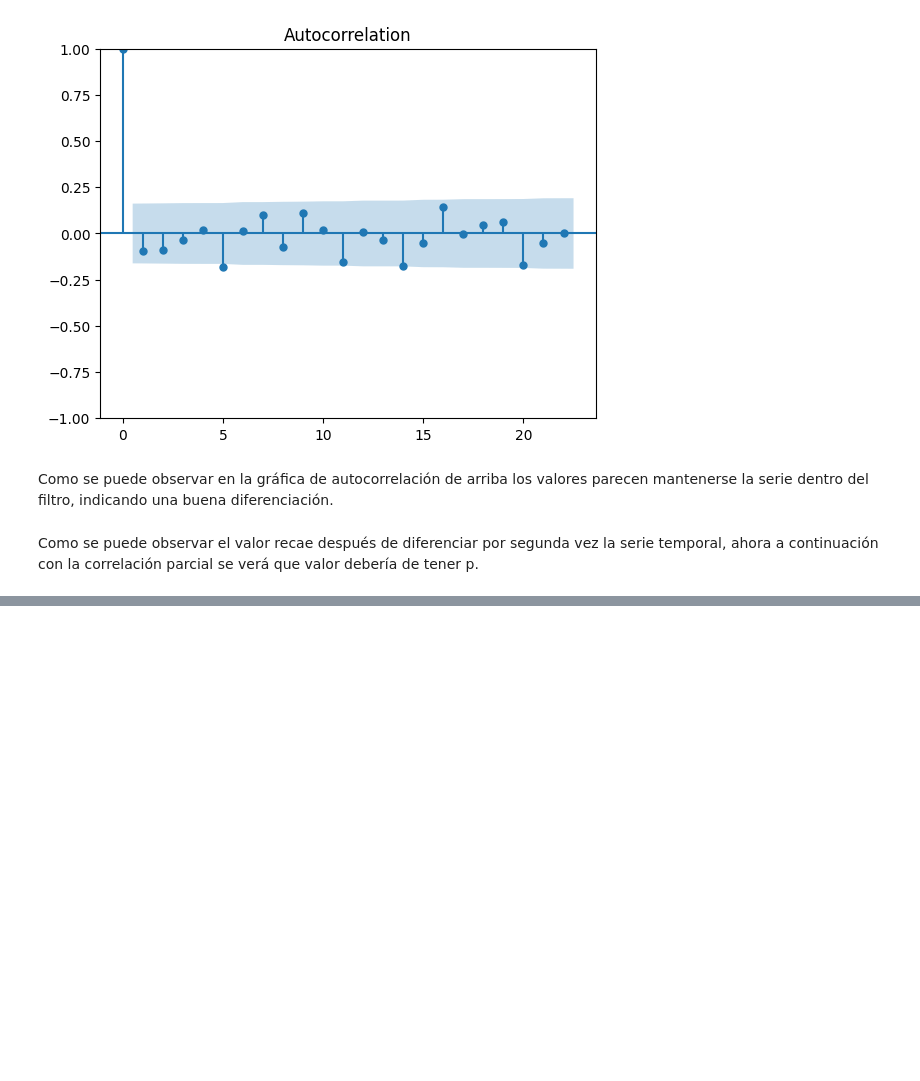
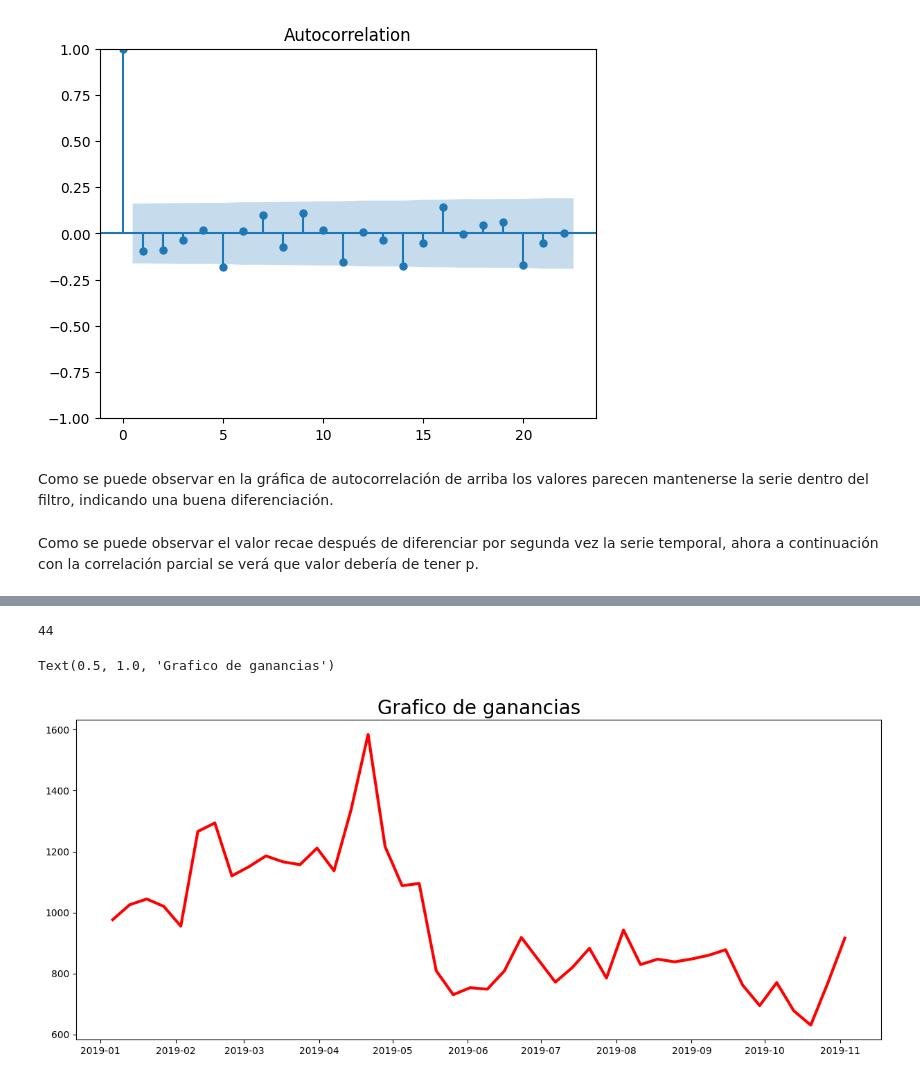
Before and after one commit to MarioJunque/CMI-Automatizado-Optimizado, a Jupyter notebook: projectSales.ipynb, the cells around one changed output, grey strips where cells are left out. Cells and saved outputs as stored; diff of their text form; code cells hidden in the pictures; blank space fills up the shorter version.

```diff
--- a/projectSales.ipynb
+++ b/projectSales.ipynb
@@ -266,0 +297,9 @@ plt.show()
+# %%
+# Se revierten todas las trasformaciones en la predicción, tanto logaritmica
+# como diferenciación, esta última tantas veces como haya sido diferenciada
+
+temp =data3_log[0]
+y_pred_sum = np.cumsum(y_pred) + temp
+prediction = np.exp(y_pred_sum)
+prediction.index = pd.date_range(start=data3_log.index[104], periods=44, freq='W')
+prediction
@@ -266,0 +324,11 @@ plt.show()
+# %%
+len(prediction)
+# %% [output]
+44
+# %%
+plt.figure(figsize=(15,6))
+plt.plot(prediction, lw=3, color="r",)
+plt.title("Grafico de ganancias", fontsize=20)
+# %% [output]
+Text(0.5, 1.0, 'Grafico de ganancias')
+[figure, added]
```
Also changed, not shown: parts of 9 cells of this notebook.
